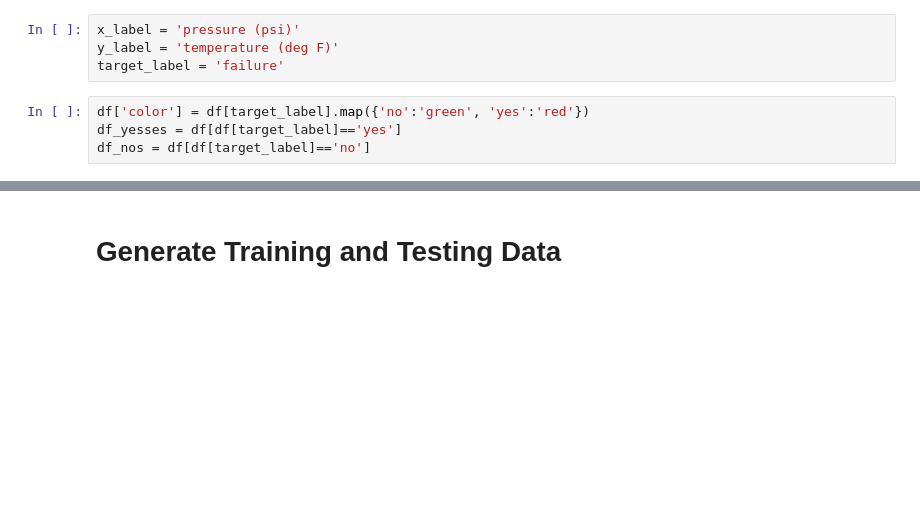
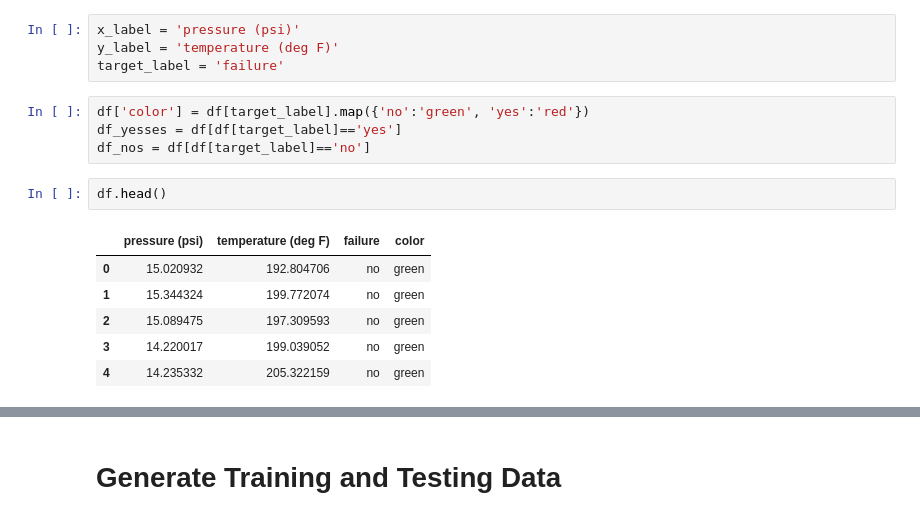
Before and after one commit to papir805/Stanford-ML-Class, a Jupyter notebook: notebooks/logistic_regression.ipynb, the cells around one changed output, grey strips where cells are left out. Drawn from its saved outputs; the diff is of its cells as text; blank space fills up the shorter version.

```diff
--- a/notebooks/logistic_regression.ipynb
+++ b/notebooks/logistic_regression.ipynb
@@ -34,6 +34,15 @@ target_label = 'failure'
 df['color'] = df[target_label].map({'no':'green', 'yes':'red'})
 df_yesses = df[df[target_label]=='yes']
 df_nos = df[df[target_label]=='no']
+# %%
+df.head()
+# %% [output]
+|  | pressure (psi) | temperature (deg F) | failure | color |
+| 0 | 15.020932 | 192.804706 | no | green |
+| 1 | 15.344324 | 199.772074 | no | green |
+| 2 | 15.089475 | 197.309593 | no | green |
+| 3 | 14.220017 | 199.039052 | no | green |
+| 4 | 14.235332 | 205.322159 | no | green |
 # %%
 fig, ax = plt.subplots(1,1)
 
```
Also changed, not shown: parts of 5 cells of this notebook, 3 other files.
